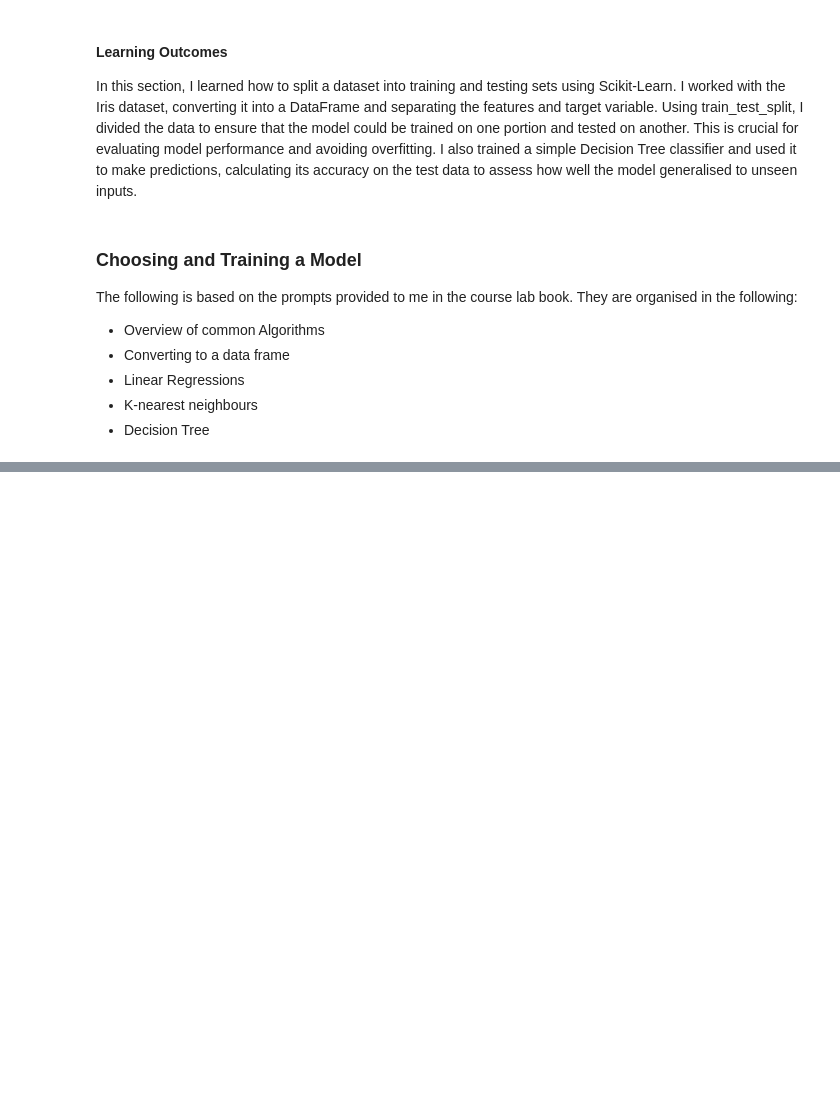
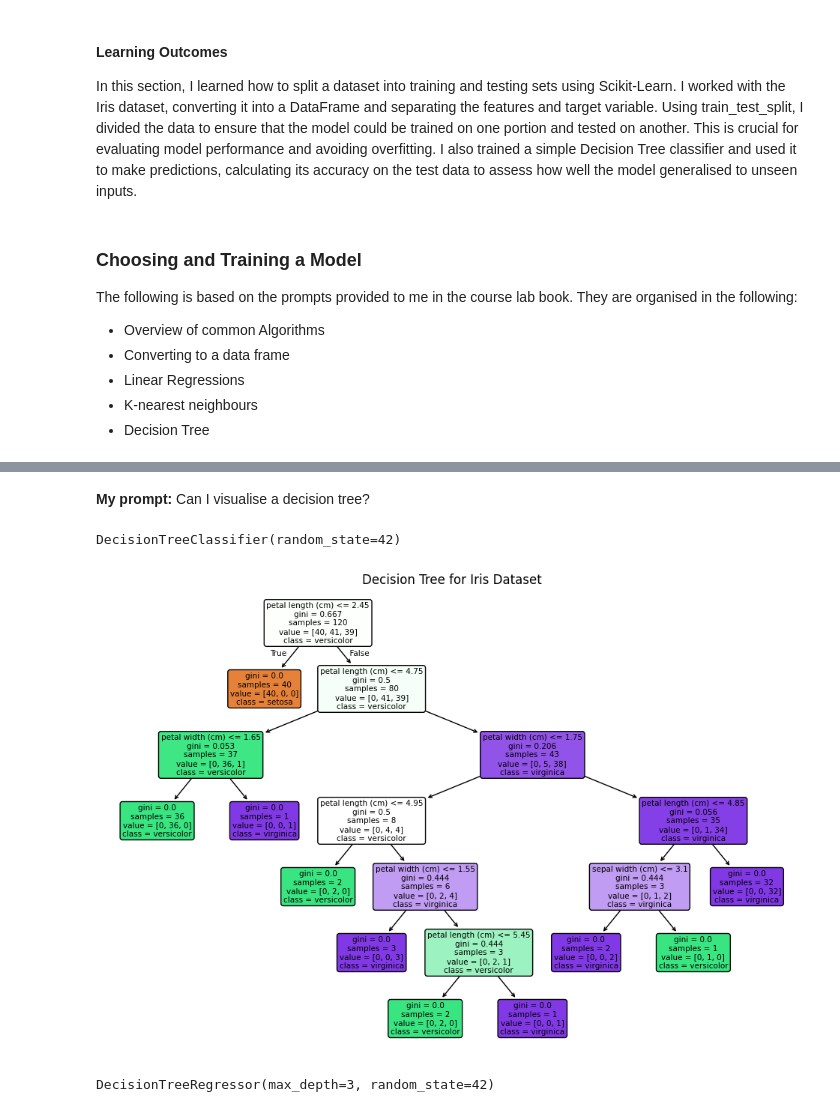
Before and after one commit to nicoleasim/ai-for-the-arts, a Jupyter notebook: coding_excercises.ipynb, the cells around one changed output, grey strips where cells are left out. Cells and saved outputs as stored; diff of their text form; code cells hidden in the pictures; blank space fills up the shorter version.

```diff
--- a/coding_excercises.ipynb
+++ b/coding_excercises.ipynb
@@ -717,0 +786,10 @@ Model Accuracy: 100.00%
+# %%
+from sklearn.model_selection import train_test_split
+
+# For California housing dataset
+X_train_california, X_test_california, y_train_california, y_test_california = train_test_split(
+    X_california, y_california, test_size=0.2, random_state=42)
+
+# For Iris dataset
+X_train_iris, X_test_iris, y_train_iris, y_test_iris = train_test_split(
+    X_iris, y_iris, test_size=0.2, random_state=42)
@@ -717,0 +812,8 @@ Model Accuracy: 100.00%
+# %%
+from sklearn.neighbors import KNeighborsClassifier
+
+# Initialize the model
+knn = KNeighborsClassifier(n_neighbors=3)
+
+# Train the model
+knn.fit(X_train_iris, y_train_iris)
@@ -717,0 +871,33 @@ Model Accuracy: 100.00%
+# %% [markdown]
+<b>My prompt:</b> Can I visualise a decision tree?</b>
+# %%
+from sklearn.tree import DecisionTreeClassifier
+
+# Train the Decision Tree on Iris dataset
+dt_clf = DecisionTreeClassifier(random_state=42)
+dt_clf.fit(X_train_iris, y_train_iris)
+# %% [output]
+DecisionTreeClassifier(random_state=42)
+# %%
+from sklearn.tree import plot_tree
+import matplotlib.pyplot as plt
+
+# Plot the decision tree
+plt.figure(figsize=(12, 8))
+plot_tree(dt_clf,
+          feature_names=iris.feature_names,
+          class_names=iris.target_names,
+          filled=True,
+          rounded=True)
+plt.title("Decision Tree for Iris Dataset")
+plt.show()
+# %% [output]
+[figure, added]
+# %%
+from sklearn.tree import DecisionTreeRegressor
+
+# Train the Decision Tree on California housing dataset
+dt_reg = DecisionTreeRegressor(max_depth=3, random_state=42)
+dt_reg.fit(X_train_california, y_train_california)
+# %% [output]
+DecisionTreeRegressor(max_depth=3, random_state=42)
```
Also changed, not shown: parts of 19 cells of this notebook.
